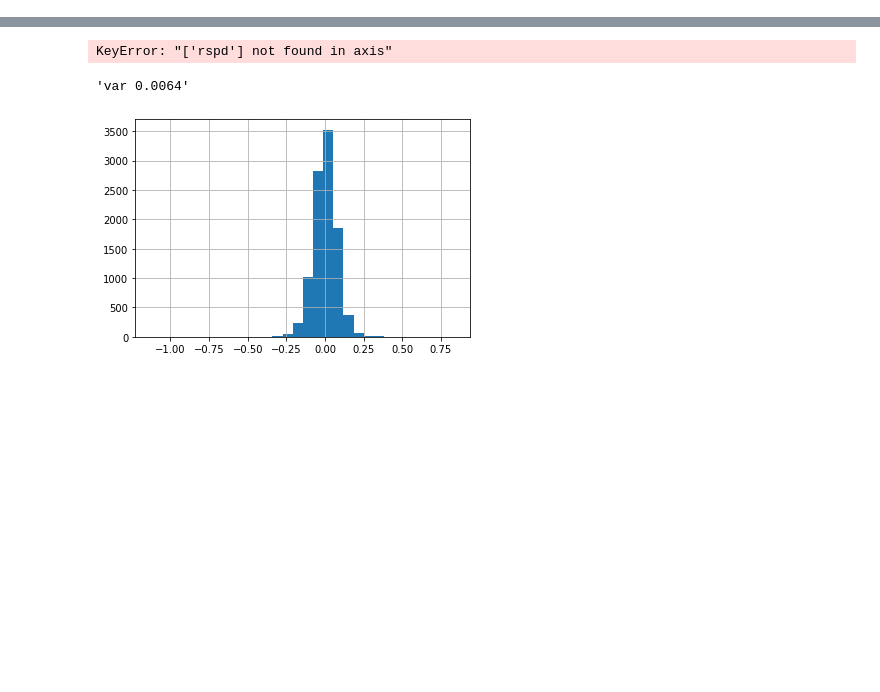
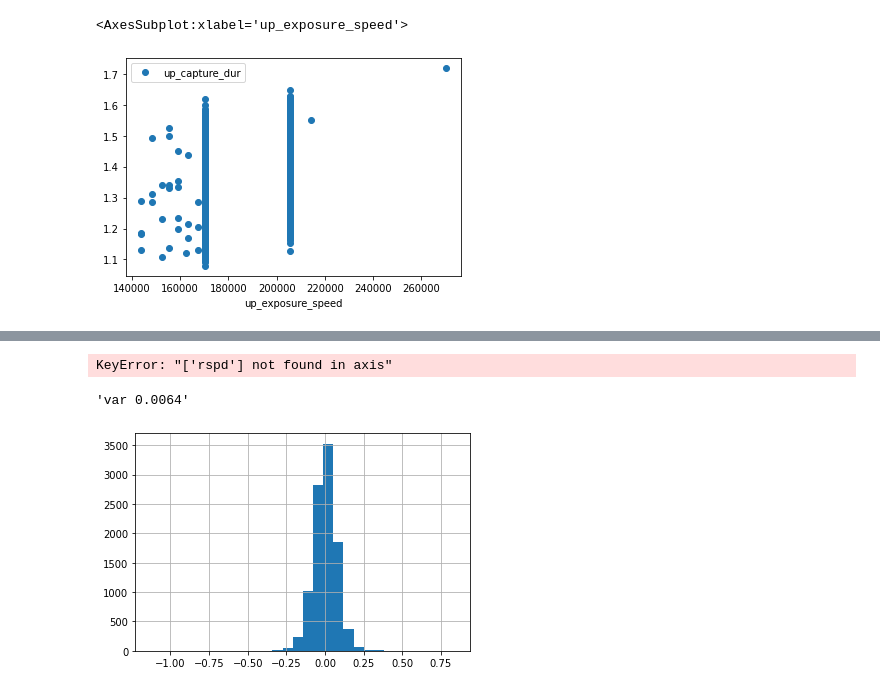
Before and after one commit to fanff/astroScop, a Jupyter notebook: scopeStats.ipynb, the cells around one changed output, grey strips where cells are left out. Cells and saved outputs as stored; diff of their text form; code cells hidden in the pictures; blank space fills up the shorter version.

```diff
--- a/scopeStats.ipynb
+++ b/scopeStats.ipynb
@@ -116,0 +71,10 @@ dfc
+# %%
+dfcfilt = dfc[list(map(lambda x: [3296, 2464] ==x ,dfc["up_imageSize"]))]
+
+dfcfilt = dfcfilt[dfcfilt["up_capture_format"] == "rgb"]
+
+
+dfcfilt.set_index("up_exposure_speed")[["up_capture_dur"]].plot(style="o")
+# %% [output]
+<AxesSubplot:xlabel='up_exposure_speed'>
+[figure, added]
```
Also changed, not shown: parts of 6 cells of this notebook, 1 other file.
